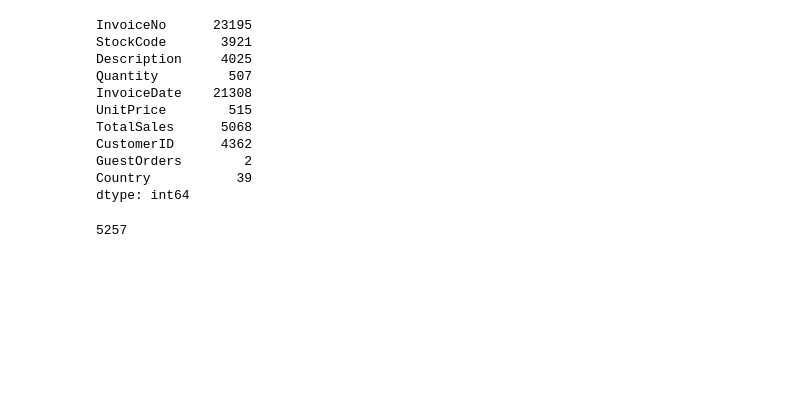
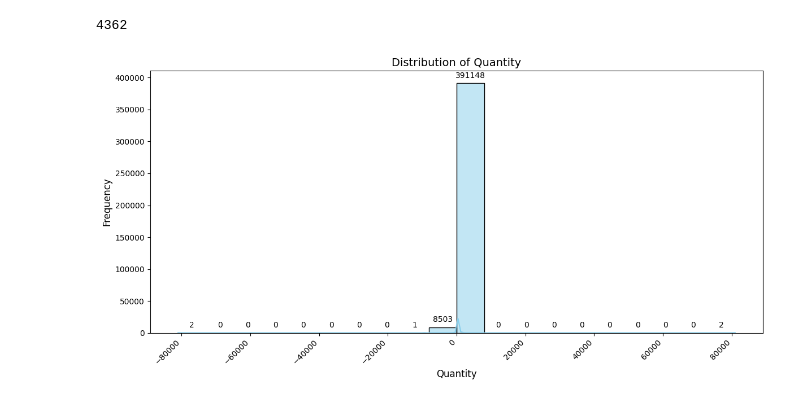
Before and after one commit to HachikaruAnyakwee/Online_Retail_EDA, a Jupyter notebook: Online Retail_EDA.ipynb, the cells around one changed output. Cells and saved outputs as stored; diff of their text form; code cells hidden in the pictures; blank space fills up the shorter version.

Commit message:
Modified code to incluse EDA charts

```diff
--- a/Online Retail_EDA.ipynb
+++ b/Online Retail_EDA.ipynb
@@ -28 +29,3 @@ df.tail()  # Display the last 5 rows
+# %%
+df.reset_index(inplace=True)
 # %%
@@ -79,23 +109,5 @@ Country         0.000000
 dtype: float64
 # %%
-df.nunique()  # Checking for number of subscribers
+df['CustomerID'].nunique()  # Checking for number of subscribers
 # %% [output]
-InvoiceNo      23195
-StockCode       3921
-Description     4025
-Quantity         507
-InvoiceDate    21308
-UnitPrice        515
-TotalSales      5068
-CustomerID      4362
-GuestOrders        2
-Country           39
-dtype: int64
+4362
-# %%
-df.duplicated().sum()  # Finding duplicate rows
-# %% [output]
-5257
-# %%
-df.drop_duplicates(inplace=True)  # Remove duplicates
-# %%
-df.dropna(inplace=True) # Removing rows with missing values
@@ -103,0 +114,40 @@ df.to_excel('Online Retail.xlsx', index=False)
+# %%
+#Distribution of Sales
+def plot_numerical_distribution(df, numerical_col, title, bins=20, kde=True, color='skyblue'):
+    # Create the plot
+    plt.figure(figsize=(12, 6))
+
+    ax = sns.histplot(
+        data=df,
+        x=numerical_col,
+        bins=bins,
+        kde=kde,
+        color=color
+    )
+
+    # Add title and labels
+    plt.title(title, fontsize=14)
+    plt.xlabel(numerical_col, fontsize=12)
+    plt.ylabel('Frequency', fontsize=12)
+
+    # Add data labels manually (approximating counts for bars)
+    for p in ax.patches:
+        height = p.get_height()
+        ax.annotate(f'{height:.0f}',
+                    (p.get_x() + p.get_width() / 2., height),
+                    ha='center',
+                    va='center',
+                    fontsize=10,
+                    color='black',
+                    xytext=(0, 10),  # Adjust vertical positioning
+                    textcoords='offset points')
+
+    # Customize
+    plt.xticks(rotation=45, ha='right')  # Rotate x-axis labels for readability
+    plt.tight_layout()  # Adjust layout to prevent clipping of labels
+    plt.show()
+
+# Call the function with df
+plot_numerical_distribution(df, 'Quantity', 'Distribution of Quantity')
+# %% [output]
+[figure, added]
```
Also changed, not shown: parts of 16 cells of this notebook, 1 other file.
